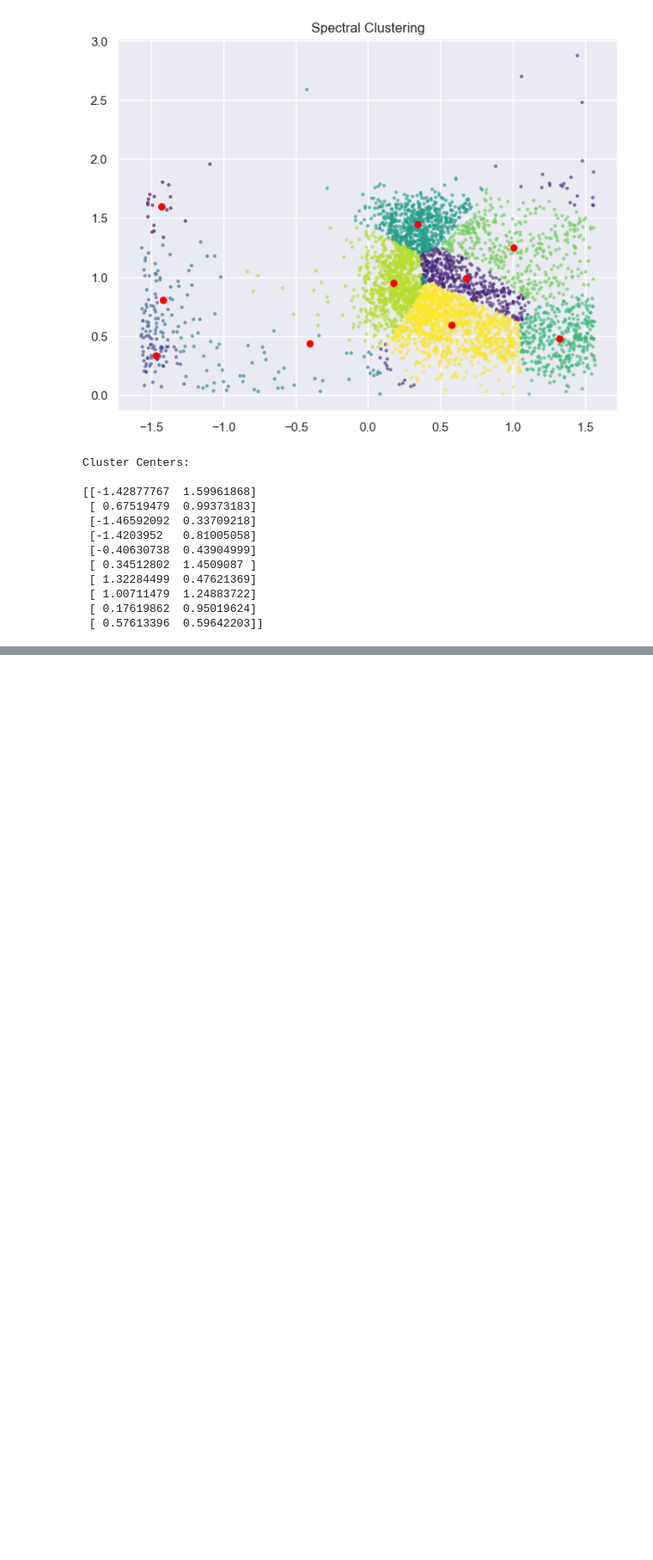
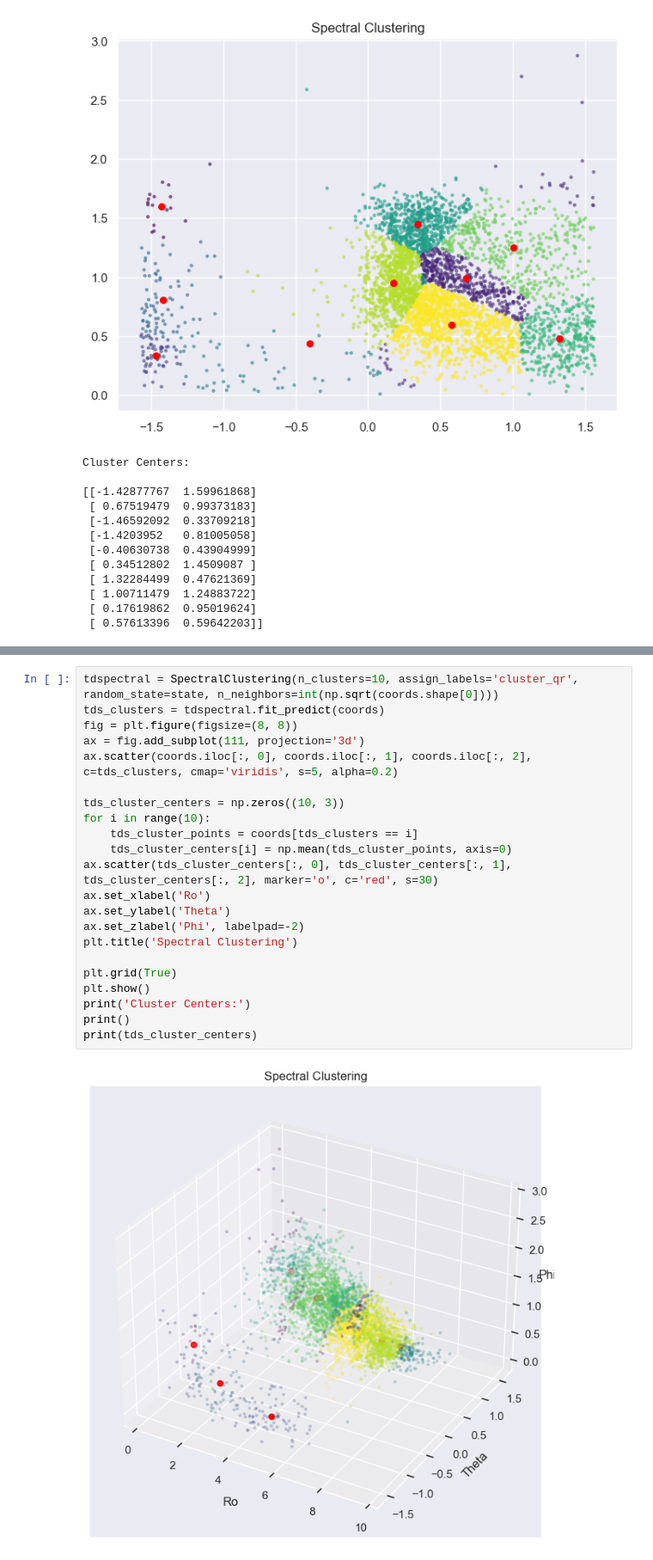
Before and after one commit to jasroopdhingra/ml-project, a Jupyter notebook: FeatureSelection.ipynb, the cells around one changed output, grey strips where cells are left out. Shown: that part at 86% size. Cells and saved outputs as stored; diff of their text form; blank space fills up the shorter version.

```diff
--- a/FeatureSelection.ipynb
+++ b/FeatureSelection.ipynb
@@ -181,0 +270,24 @@ Cluster Centers:
+# %%
+tdspectral = SpectralClustering(n_clusters=10, assign_labels='cluster_qr', random_state=state, n_neighbors=int(np.sqrt(coords.shape[0])))
+tds_clusters = tdspectral.fit_predict(coords)
+fig = plt.figure(figsize=(8, 8))
+ax = fig.add_subplot(111, projection='3d')
+ax.scatter(coords.iloc[:, 0], coords.iloc[:, 1], coords.iloc[:, 2], c=tds_clusters, cmap='viridis', s=5, alpha=0.2)
+
+tds_cluster_centers = np.zeros((10, 3))
+for i in range(10):
+    tds_cluster_points = coords[tds_clusters == i]
+    tds_cluster_centers[i] = np.mean(tds_cluster_points, axis=0)
+ax.scatter(tds_cluster_centers[:, 0], tds_cluster_centers[:, 1], tds_cluster_centers[:, 2], marker='o', c='red', s=30)
+ax.set_xlabel('Ro')
+ax.set_ylabel('Theta')
+ax.set_zlabel('Phi', labelpad=-2)
+plt.title('Spectral Clustering')
+
+plt.grid(True)
+plt.show()
+print('Cluster Centers:')
+print()
+print(tds_cluster_centers)
+# %% [output]
+[figure, added]
```
Also changed, not shown: parts of 12 cells of this notebook.
